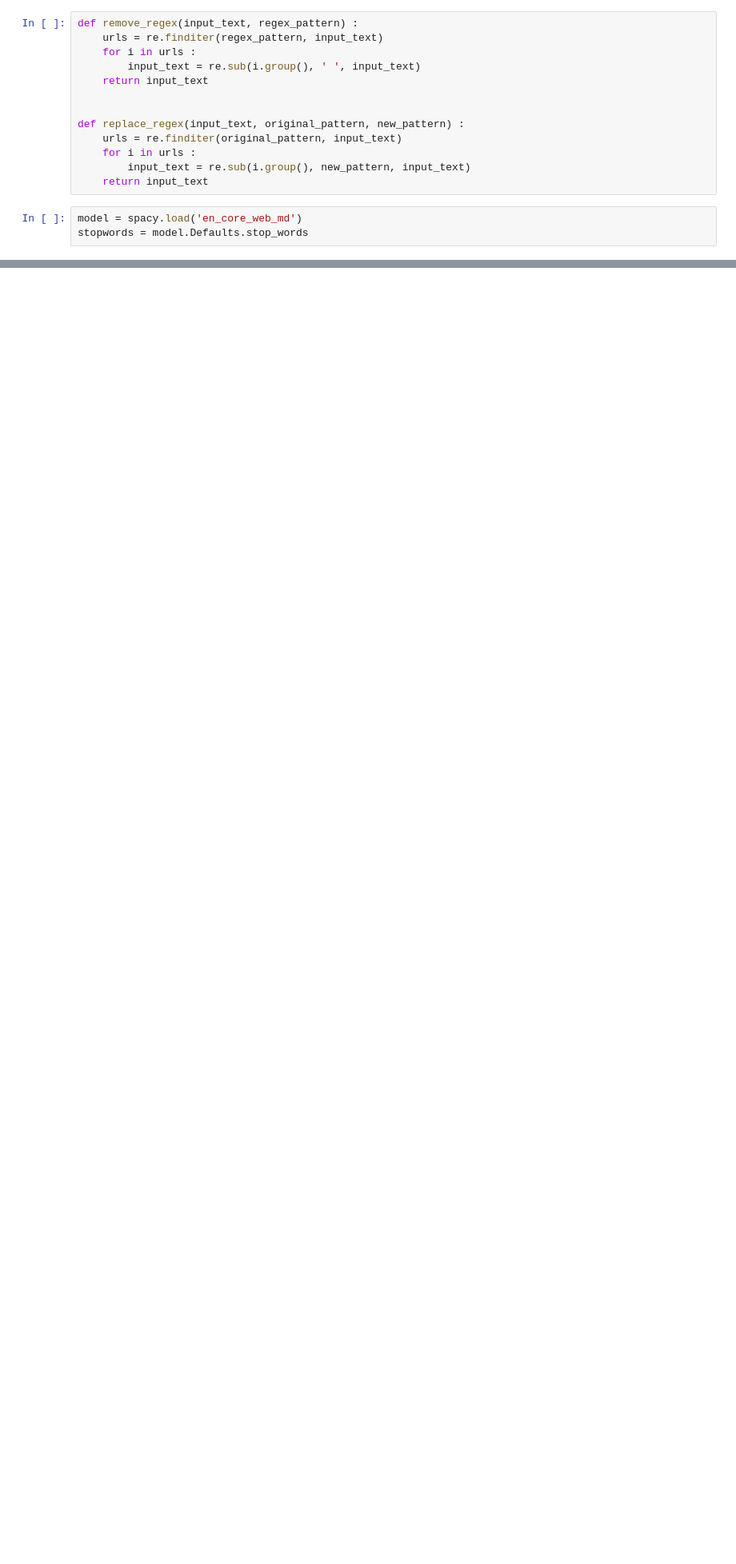
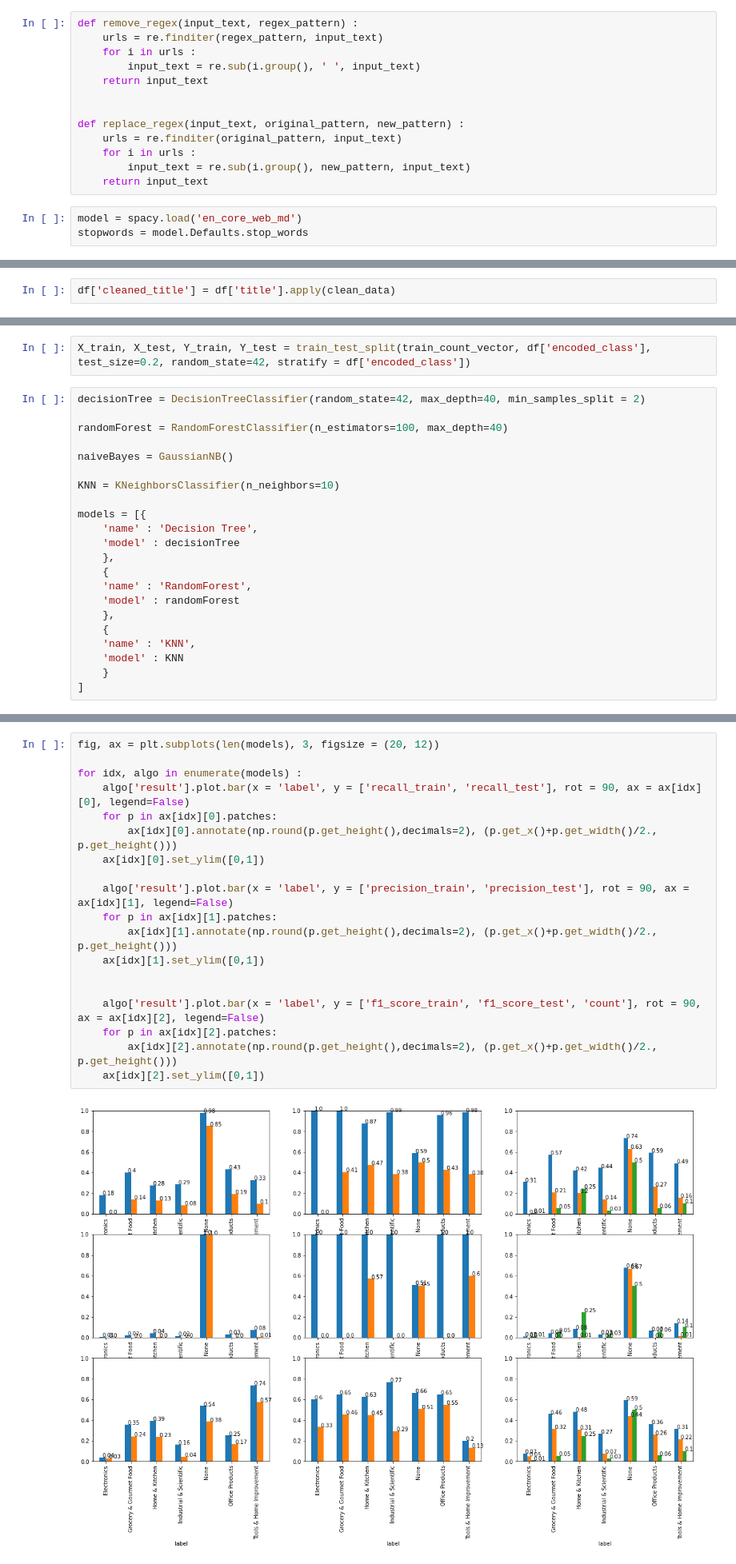
Before and after one commit to amansatyawali/practice, a Jupyter notebook: nlp/Zycus_test/analysis.ipynb, the cells around one changed output, grey strips where cells are left out. Shown: that part at 80% size. Drawn from its saved outputs; the diff is of its cells as text; blank space fills up the shorter version.

Commit message:
updated zycus test

```diff
--- a/nlp/Zycus_test/analysis.ipynb
+++ b/nlp/Zycus_test/analysis.ipynb
@@ -172,0 +128,2 @@ X_train, X_test, y_train, y_test = train_test_split(train_count_vector, df['enco
+# %%
+df['cleaned_title'] = df['title'].apply(clean_data)
@@ -172,0 +157,24 @@ X_train, X_test, y_train, y_test = train_test_split(train_count_vector, df['enco
+# %%
+X_train, X_test, Y_train, Y_test = train_test_split(train_count_vector, df['encoded_class'], test_size=0.2, random_state=42, stratify = df['encoded_class'])
+# %%
+decisionTree = DecisionTreeClassifier(random_state=42, max_depth=40, min_samples_split = 2)
+
+randomForest = RandomForestClassifier(n_estimators=100, max_depth=40)
+
+naiveBayes = GaussianNB()
+
+KNN = KNeighborsClassifier(n_neighbors=10)
+
+models = [{
+    'name' : 'Decision Tree',
+    'model' : decisionTree
+    },
+    {
+    'name' : 'RandomForest',
+    'model' : randomForest
+    },
+    {
+    'name' : 'KNN',
+    'model' : KNN
+    }
+]
@@ -172,0 +215,21 @@ X_train, X_test, y_train, y_test = train_test_split(train_count_vector, df['enco
+# %%
+fig, ax = plt.subplots(len(models), 3, figsize = (20, 12))
+
+for idx, algo in enumerate(models) :
+    algo['result'].plot.bar(x = 'label', y = ['recall_train', 'recall_test'], rot = 90, ax = ax[idx][0], legend=False)
+    for p in ax[idx][0].patches:
+        ax[idx][0].annotate(np.round(p.get_height(),decimals=2), (p.get_x()+p.get_width()/2., p.get_height()))
+    ax[idx][0].set_ylim([0,1])
+
+    algo['result'].plot.bar(x = 'label', y = ['precision_train', 'precision_test'], rot = 90, ax = ax[idx][1], legend=False)
+    for p in ax[idx][1].patches:
+        ax[idx][1].annotate(np.round(p.get_height(),decimals=2), (p.get_x()+p.get_width()/2., p.get_height()))
+    ax[idx][1].set_ylim([0,1])
+
+
+    algo['result'].plot.bar(x = 'label', y = ['f1_score_train', 'f1_score_test', 'count'], rot = 90, ax = ax[idx][2], legend=False)
+    for p in ax[idx][2].patches:
+        ax[idx][2].annotate(np.round(p.get_height(),decimals=2), (p.get_x()+p.get_width()/2., p.get_height()))
+    ax[idx][2].set_ylim([0,1])
+# %% [output]
+[figure, added]
```
Also changed, not shown: parts of 20 cells of this notebook.
